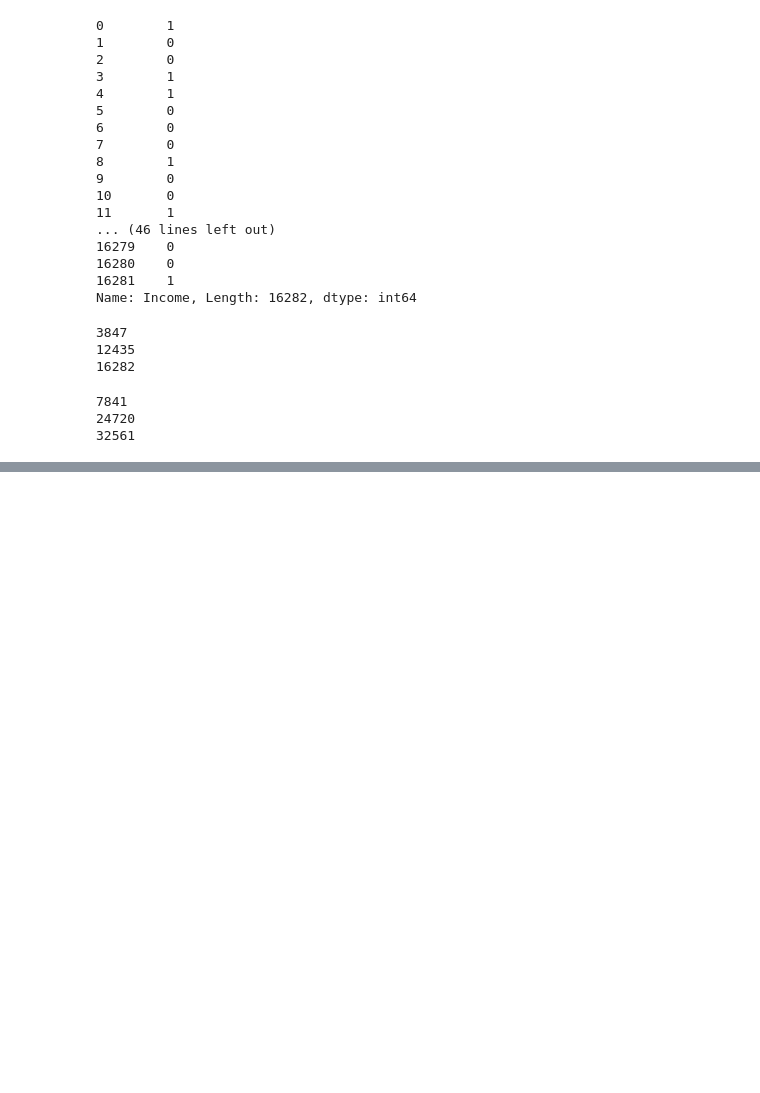
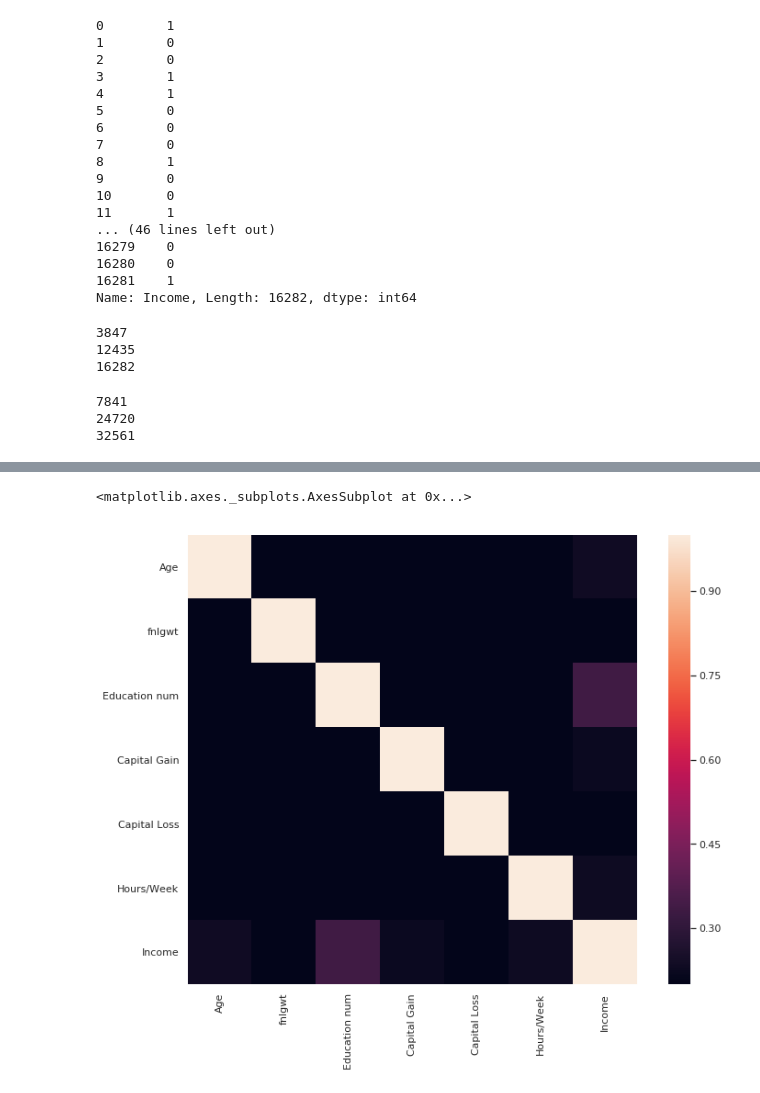
Before and after one commit to justdvnsh/Data-Lit, a Jupyter notebook: logistic_regression/Logistic_Regression_Assignment.ipynb, the cells around one changed output, grey strips where cells are left out. Saved outputs shown, nothing was run; the diff lists cells and outputs as text; code cells hidden in the pictures; blank space fills up the shorter version.

```diff
--- a/logistic_regression/Logistic_Regression_Assignment.ipynb
+++ b/logistic_regression/Logistic_Regression_Assignment.ipynb
@@ -648,0 +489,7 @@ LogisticRegression(C=1.0, class_weight=None, dual=False, fit_intercept=True,
+# %%
+corr_matrix = train_df.corr(method='pearson')
+f, ax = plt.subplots(figsize=(12,9))
+sns.heatmap(corr_matrix, vmin=0.2, square=True)
+# %% [output]
+<matplotlib.axes._subplots.AxesSubplot at 0x...>
+[figure, added]
```
Also changed, not shown: parts of 64 cells of this notebook.
